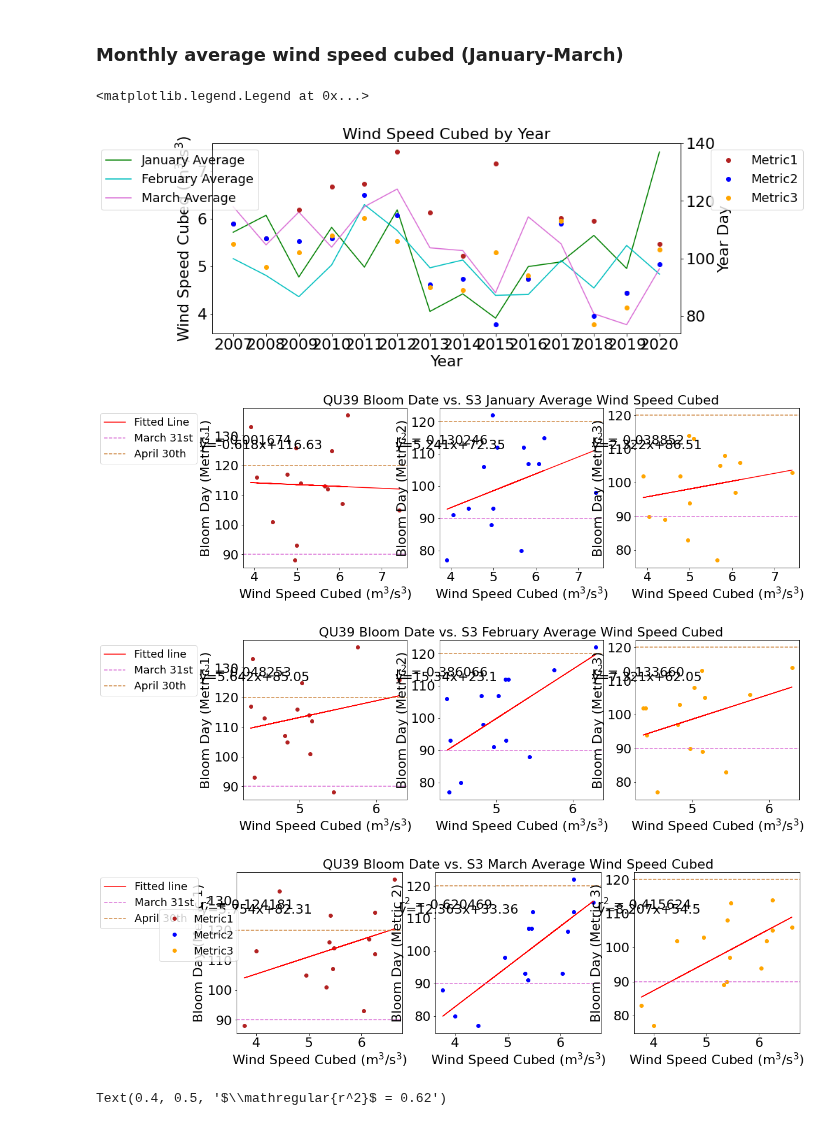
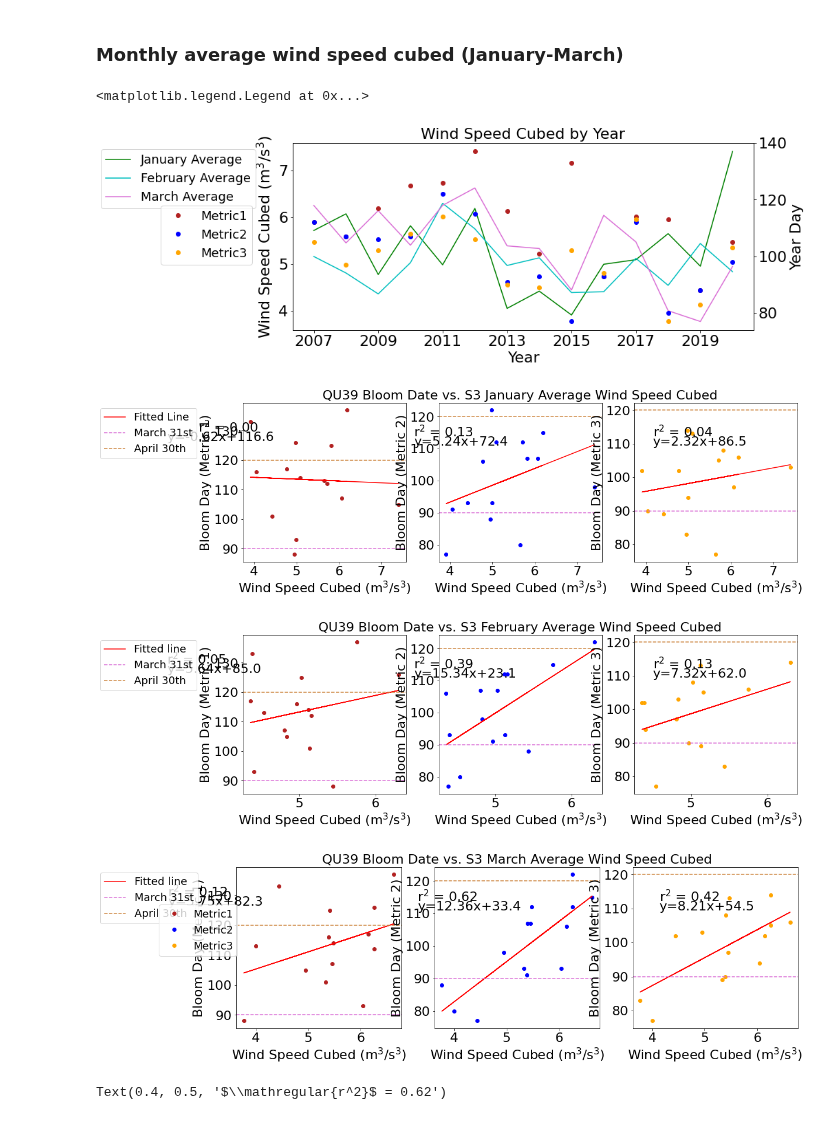
Before and after one commit to SalishSeaCast/Analysis-Aline, a Jupyter notebook: notebooks/Bloom_Timing/S3_vs_QU39.ipynb, the cells around one changed output. Cells and saved outputs as stored; diff of their text form; code cells hidden in the pictures.

```diff
--- a/notebooks/Bloom_Timing/S3_vs_QU39.ipynb
+++ b/notebooks/Bloom_Timing/S3_vs_QU39.ipynb
@@ -286,15 +286,15 @@ p3=ax.plot(years,windmar, '-',color='orchid',label='March Average')
 ax.set_ylabel('Wind Speed Cubed ($\mathregular{m^3}$/$\mathregular{s^3}$)')
 ax.set_xlabel('Year')
 ax.set_title('Wind Speed Cubed by Year')
-ax.set_xticks([2007,2008,2009,2010,2011,2012,2013,2014,2015,2016,2017,2018,2019,2020])
-ax.legend(handles=[p1[0],p2[0],p3[0]],bbox_to_anchor=(-0.25, 1.0), loc='upper left')
+ax.set_xticks([2007,2009,2011,2013,2015,2017,2019])
+ax.legend(handles=[p1[0],p2[0],p3[0]],bbox_to_anchor=(-0.43, 1.0), loc='upper left')
 
 ax1=ax.twinx()
 p4=ax1.plot(years,qu39yearday1, 'o',color='firebrick',label='Metric1')
 p5=ax1.plot(years,qu39yearday2, 'o',color='b',label='Metric2')
 p6=ax1.plot(years,qu39yearday3, 'o',color='orange',label='Metric3')
 ax1.set_ylabel('Year Day')
-ax1.legend(handles=[p4[0],p5[0],p6[0]],bbox_to_anchor=(1.05, 1.0), loc='upper left')
+ax1.legend(handles=[p4[0],p5[0],p6[0]],bbox_to_anchor=(-0.3, 0.7), loc='upper left')
 
 # ---------- Jan ---------
 fig2,ax2=plt.subplots(1,3,figsize=(17,5))
@@ -303,24 +303,24 @@ ax2[0].set_xlabel('Wind Speed Cubed ($\mathregular{m^3}$/$\mathregular{s^3}$)')
 ax2[0].set_ylabel('Bloom Day (Metric 1)')
 y,r2,m,b=bloomdrivers.reg_r2(windjan,qu39yearday1)
 ax2[0].plot(windjan, y, 'r', label='Fitted Line')
-ax2[0].text(0.1, 0.85, '$\mathregular{r^2}$ = %f'%r2,transform=ax.transAxes)
-ax2[0].text(0.1,0.81,f'y={m}x+{b}',horizontalalignment='left',verticalalignment='bottom',transform=ax.transAxes)
+ax2[0].text(0.1, 0.9, '$\mathregular{r^2}$ = %.2f'%r2,transform=ax.transAxes)
+ax2[0].text(0.02,0.83,f'y={round(m,2)}x+{round(b,1)}',horizontalalignment='left',verticalalignment='bottom',transform=ax.transAxes)
 
 ax2[1].plot(windjan,qu39yearday2,'o',color='b')
 ax2[1].set_xlabel('Wind Speed Cubed ($\mathregular{m^3}$/$\mathregular{s^3}$)')
 ax2[1].set_ylabel('Bloom Day (Metric 2)')
 y,r2,m,b=bloomdrivers.reg_r2(windjan,qu39yearday2)
 ax2[1].plot(windjan, y, 'r', label='Fitted line')
-ax2[1].text(0.6, 0.85, '$\mathregular{r^2}$ = %f'%r2,transform=ax.transAxes)
-ax2[1].text(0.6,0.81,f'y={m}x+{b}',horizontalalignment='left',verticalalignment='bottom',transform=ax.transAxes)
+ax2[1].text(0.65, 0.87, '$\mathregular{r^2}$ = %.2f'%r2,transform=ax.transAxes)
+ax2[1].text(0.65,0.8,f'y={round(m,2)}x+{round(b,1)}',horizontalalignment='left',verticalalignment='bottom',transform=ax.transAxes)
 
 ax2[2].plot(windjan,qu39yearday3,'o',color='orange')
 ax2[2].set_xlabel('Wind Speed Cubed ($\mathregular{m^3}$/$\mathregular{s^3}$)')
 ax2[2].set_ylabel('Bloom Day (Metric 3)')
 y,r2,m,b=bloomdrivers.reg_r2(windjan,qu39yearday3)
 ax2[2].plot(windjan, y, 'r', label='Fitted line')
-ax2[2].text(1.1, 0.85, '$\mathregular{r^2}$ = %f'%r2,transform=ax.transAxes)
-ax2[2].text(1.1,0.81,f'y={m}x+{b}',horizontalalignment='left',verticalalignment='bottom',transform=ax.transAxes)
+ax2[2].text(1.26, 0.87, '$\mathregular{r^2}$ = %.2f'%r2,transform=ax.transAxes)
+ax2[2].text(1.26,0.8,f'y={round(m,2)}x+{round(b,1)}',horizontalalignment='left',verticalalignment='bottom',transform=ax.transAxes)
 
 ax2[1].set_title('QU39 Bloom Date vs. S3 January Average Wind Speed Cubed')
 
@@ -331,24 +331,24 @@ ax3[0].set_xlabel('Wind Speed Cubed ($\mathregular{m^3}$/$\mathregular{s^3}$)')
 ax3[0].set_ylabel('Bloom Day (Metric 1)')
 y,r2,m,b=bloomdrivers.reg_r2(windfeb,qu39yearday1)
 ax3[0].plot(windfeb, y, 'r', label='Fitted line')
-ax3[0].text(0.1, 0.85, '$\mathregular{r^2}$ = %f'%r2,transform=ax.transAxes)
-ax3[0].text(0.1,0.81,f'y={m}x+{b}',horizontalalignment='left',verticalalignment='bottom',transform=ax.transAxes)
+ax3[0].text(0.02, 0.9, '$\mathregular{r^2}$ = %.2f'%r2,transform=ax.transAxes)
+ax3[0].text(0.02,0.83,f'y={round(m,2)}x+{round(b,1)}',horizontalalignment='left',verticalalignment='bottom',transform=ax.transAxes)
 
 ax3[1].plot(windfeb,qu39yearday2,'o',color='b')
 ax3[1].set_xlabel('Wind Speed Cubed ($\mathregular{m^3}$/$\mathregular{s^3}$)')
 ax3[1].set_ylabel('Bloom Day (Metric 2)')
 y,r2,m,b=bloomdrivers.reg_r2(windfeb,qu39yearday2)
 ax3[1].plot(windfeb, y, 'r', label='Fitted line')
-ax3[1].text(0.6, 0.85, '$\mathregular{r^2}$ = %f'%r2,transform=ax.transAxes)
-ax3[1].text(0.6,0.81,f'y={m}x+{b}',horizontalalignment='left',verticalalignment='bottom',transform=ax.transAxes)
+ax3[1].text(0.65, 0.87, '$\mathregular{r^2}$ = %.2f'%r2,transform=ax.transAxes)
+ax3[1].text(0.65,0.8,f'y={round(m,2)}x+{round(b,1)}',horizontalalignment='left',verticalalignment='bottom',transform=ax.transAxes)
 
 ax3[2].plot(windfeb,qu39yearday3,'o',color='orange')
 ax3[2].set_xlabel('Wind Speed Cubed ($\mathregular{m^3}$/$\mathregular{s^3}$)')
 ax3[2].set_ylabel('Bloom Day (Metric 3)')
 y,r2,m,b=bloomdrivers.reg_r2(windfeb,qu39yearday3)
 ax3[2].plot(windfeb, y, 'r', label='Fitted line')
-ax3[2].text(1.1, 0.85, '$\mathregular{r^2}$ = %f'%r2,transform=ax.transAxes)
-ax3[2].text(1.1,0.81,f'y={m}x+{b}',horizontalalignment='left',verticalalignment='bottom',transform=ax.transAxes)
+ax3[2].text(1.26, 0.87, '$\mathregular{r^2}$ = %.2f'%r2,transform=ax.transAxes)
+ax3[2].text(1.26,0.8,f'y={round(m,2)}x+{round(b,1)}',horizontalalignment='left',verticalalignment='bottom',transform=ax.transAxes)
 
 ax3[1].set_title('QU39 Bloom Date vs. S3 February Average Wind Speed Cubed')
 
@@ -359,8 +359,8 @@ ax4[0].set_xlabel('Wind Speed Cubed ($\mathregular{m^3}$/$\mathregular{s^3}$)')
 ax4[0].set_ylabel('Bloom Day (Metric 1)')
 y,r2,m,b=bloomdrivers.reg_r2(windmar,qu39yearday1)
 ax4[0].plot(windmar, y, 'r', label='Fitted line')
-ax4[0].text(0.1, 0.85, '$\mathregular{r^2}$ = %f'%r2, transform=ax.transAxes)
-ax4[0].text(0.1,0.81,f'y={m}x+{b}',horizontalalignment='left',verticalalignment='bottom',transform=ax.transAxes)
+ax4[0].text(0.02, 0.9, '$\mathregular{r^2}$ = %.2f'%r2,transform=ax.transAxes)
+ax4[0].text(0.02,0.83,f'y={round(m,2)}x+{round(b,1)}',horizontalalignment='left',verticalalignment='bottom',transform=ax.transAxes)
 
 ax4[1].plot(windmar,qu39yearday2,'o',color='b')
 ax4[1].set_xlabel('Wind Speed Cubed ($\mathregular{m^3}$/$\mathregular{s^3}$)')
@@ -368,48 +368,48 @@ ax4[1].set_ylabel('Bloom Day (Metric 2)')
 ax4[1].set_title('QU39 Bloom Date vs. S3 March Average Wind Speed Cubed')
 y,r2,m,b=bloomdrivers.reg_r2(windmar,qu39yearday2)
 ax4[1].plot(windmar, y, 'r', label='Fitted line')
-ax4[1].text(0.6, 0.85, '$\mathregular{r^2}$ = %f'%r2, transform=ax.transAxes)
-ax4[1].text(0.6,0.81,f'y={m}x+{b}',horizontalalignment='left',verticalalignment='bottom',transform=ax.transAxes)
+ax4[1].text(0.65, 0.87, '$\mathregular{r^2}$ = %.2f'%r2,transform=ax.transAxes)
+ax4[1].text(0.65,0.8,f'y={round(m,2)}x+{round(b,1)}',horizontalalignment='left',verticalalignment='bottom',transform=ax.transAxes)
 
 ax4[2].plot(windmar,qu39yearday3,'o',color='orange')
 ax4[2].set_xlabel('Wind Speed Cubed ($\mathregular{m^3}$/$\mathregular{s^3}$)')
 ax4[2].set_ylabel('Bloom Day (Metric 3)')
 y,r2,m,b=bloomdrivers.reg_r2(windmar,qu39yearday3)
 ax4[2].plot(windmar, y, 'r', label='Fitted line')
-ax4[2].text(1.1, 0.85, '$\mathregular{r^2}$ = %f'%r2, transform=ax.transAxes)
-ax4[2].text(1.1,0.81,f'y={m}x+{b}',horizontalalignment='left',verticalalignment='bottom',transform=ax.transAxes)
+ax4[2].text(1.26, 0.87, '$\mathregular{r^2}$ = %.2f'%r2,transform=ax.transAxes)
+ax4[2].text(1.26,0.8,f'y={round(m,2)}x+{round(b,1)}',horizontalalignment='left',verticalalignment='bottom',transform=ax.transAxes)
 
 # Jan month lines
 ax2[0].axhline(y=90, color='orchid', linestyle='--',label='March 31st')
 ax2[0].axhline(y=120, color='peru', linestyle='--',label='April 30th')
 ax2[0].legend(bbox_to_anchor=(-0.25, 1.0))
 ax2[1].axhline(y=90, color='orchid', linestyle='--')
 ax2[2].axhline(y=90, color='orchid', linestyle='--',label='March 31st')
 ax2[1].axhline(y=120, color='peru', linestyle='--')
 ax2[2].axhline(y=120, color='peru', linestyle='--',label='April 30th')
 # Feb month lines
 ax3[0].axhline(y=90, color='orchid', linestyle='--',label='March 31st')
 ax3[0].axhline(y=120, color='peru', linestyle='--',label='April 30th')
 ax3[0].legend(bbox_to_anchor=(-0.25, 1.0))
 ax3[1].axhline(y=90, color='orchid', linestyle='--')
 ax3[2].axhline(y=90, color='orchid', linestyle='--',label='March 31st')
 ax3[1].axhline(y=120, color='peru', linestyle='--')
 ax3[2].axhline(y=120, color='peru', linestyle='--',label='April 30th')
 # March month lines
 ax4[0].axhline(y=90, color='orchid', linestyle='--',label='March 31st')
 ax4[0].axhline(y=120, color='peru', linestyle='--',label='April 30th')
 ax4[0].legend(bbox_to_anchor=(-0.2, 1.0))
 ax4[1].axhline(y=90, color='orchid', linestyle='--')
 ax4[2].axhline(y=90, color='orchid', linestyle='--',label='March 31st')
 ax4[1].axhline(y=120, color='peru', linestyle='--')
 ax4[2].axhline(y=120, color='peru', linestyle='--',label='April 30th')
 ax4[1].legend(handles=[p4[0],p5[0],p6[0]],bbox_to_anchor=(-1.7, 0.8), loc='upper left')
 # %% [output]
 <matplotlib.legend.Legend at 0x...>
-[figure, old version]
+[figure, new version]
-[figure, old version]
+[figure, new version]
-[figure, old version]
+[figure, new version]
-[figure, old version]
+[figure, new version]
 # %%
 
 
```
Also changed, not shown: parts of 1 cell of this notebook.
